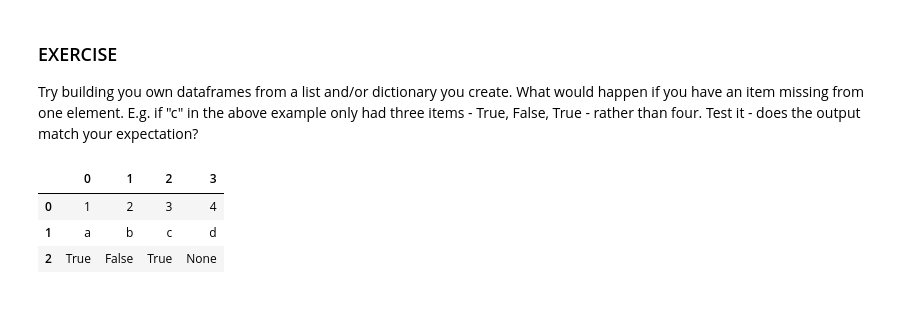
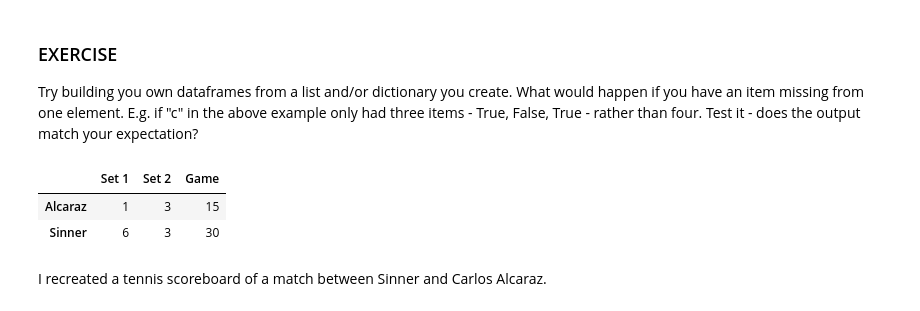
Before and after one commit to JavierFernandezAcin/IB2AD0_Data_Science_GenerativeAI, a Jupyter notebook: Copia_de_2_01_data_and_feature_engineering_in_pandas.ipynb, the cells around one changed output. Saved outputs shown, nothing was run; the diff lists cells and outputs as text; code cells hidden in the pictures.

```diff
--- a/Copia_de_2_01_data_and_feature_engineering_in_pandas.ipynb
+++ b/Copia_de_2_01_data_and_feature_engineering_in_pandas.ipynb
@@ -79,15 +84,15 @@ listdf
 # %% [markdown]
 ### EXERCISE
 Try building you own dataframes from a list and/or dictionary you create. What would happen if you have an item missing from one element. E.g. if "c" in the above example only had three items - True, False, True - rather than four. Test it - does the output match your expectation?
-# %%
-a = [1, 2, 3, 4]
-b = ["a", "b", "c", "d"]
-c = [True, False, True]
-
-listdf = pd.DataFrame([a, b, c])
-listdf
-# %% [output]
-|  | 0 | 1 | 2 | 3 |
-| 0 | 1 | 2 | 3 | 4 |
-| 1 | a | b | c | d |
-| 2 | True | False | True | None |
+# %%
+import pandas as pd
+tennis_match={"Set 1": {"Alcaraz":1, "Sinner":6}, "Set 2":{"Alcaraz":6, "Sinner":3}, "Set 2":{"Alcaraz":3, "Sinner":3}, "Game":{"Alcaraz":15, "Sinner":30}}
+
+tennis_match_df=pd.DataFrame(tennis_match)
+tennis_match_df
+# %% [output]
+|  | Set 1 | Set 2 | Game |
+| Alcaraz | 1 | 3 | 15 |
+| Sinner | 6 | 3 | 30 |
+# %% [markdown]
+I recreated a tennis scoreboard of a match between Sinner and Carlos Alcaraz.
```
Also changed, not shown: parts of 1 cell of this notebook.
